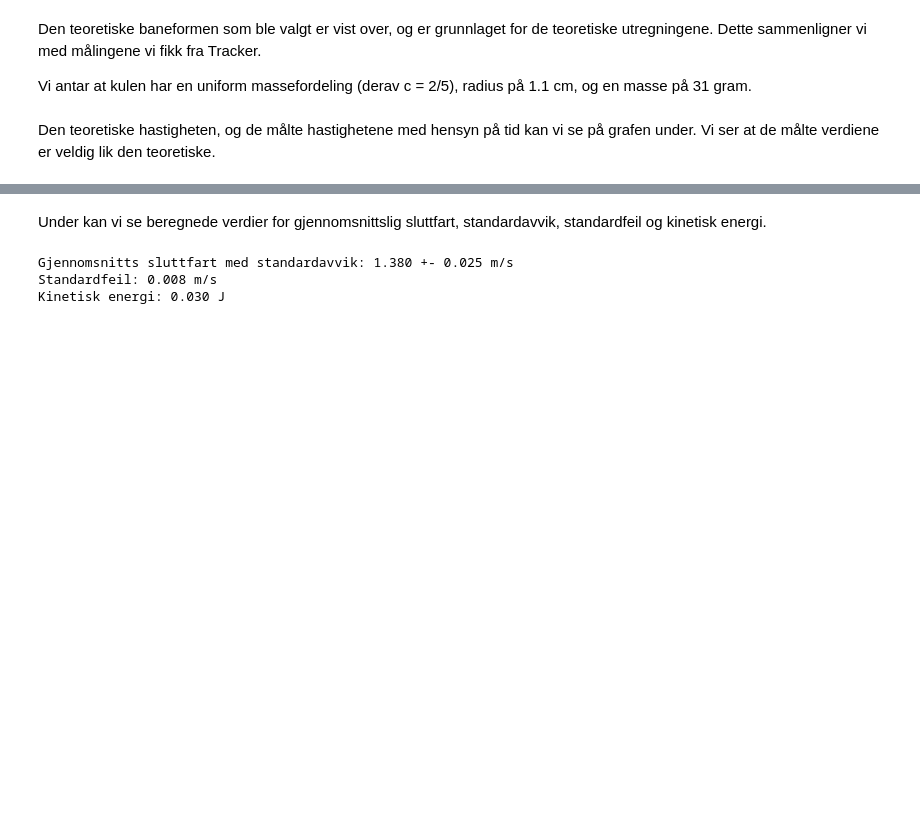
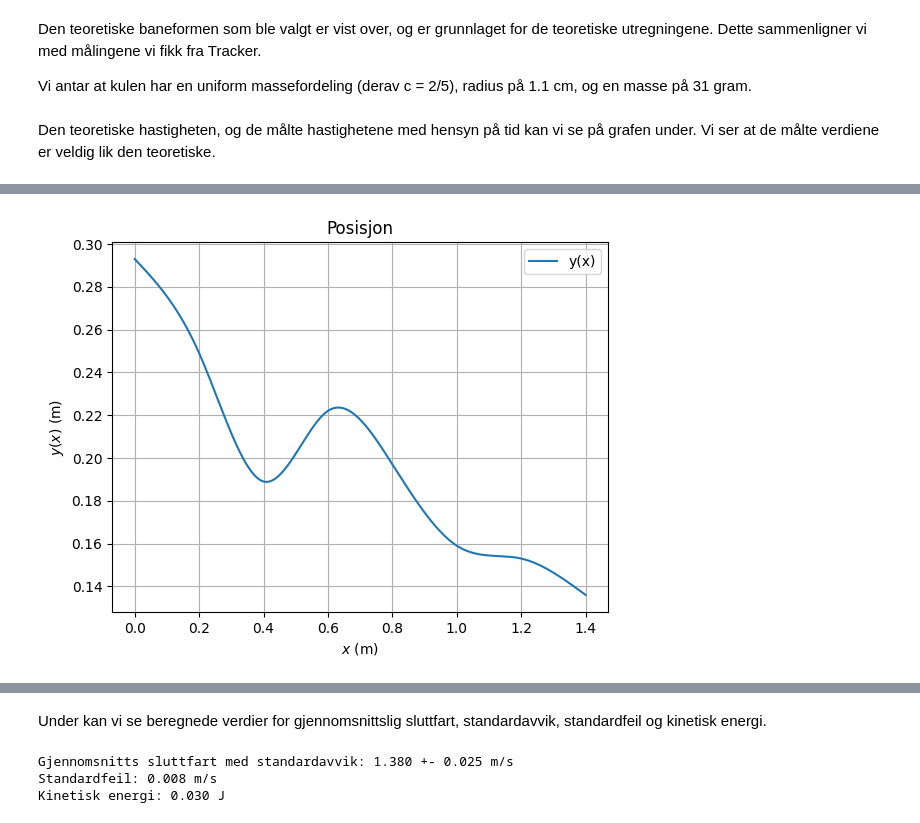
Before and after one commit to FriedSheep/TFY4115, a Jupyter notebook: Rapport/Rapport.ipynb, the cells around one changed output, grey strips where cells are left out. Cells and saved outputs as stored; diff of their text form; code cells hidden in the pictures; blank space fills up the shorter version.

```diff
--- a/Rapport/Rapport.ipynb
+++ b/Rapport/Rapport.ipynb
@@ -184,0 +220,4 @@ Teoretisk sluttfart: 1.4833215622860934
+# %%
+plot("Posisjon", "Posisjon", "$x$ (m)", "$y(x)$ (m)", x, y, "y(x)")
+# %% [output]
+[figure, added]
```
Also changed, not shown: parts of 8 cells of this notebook.
